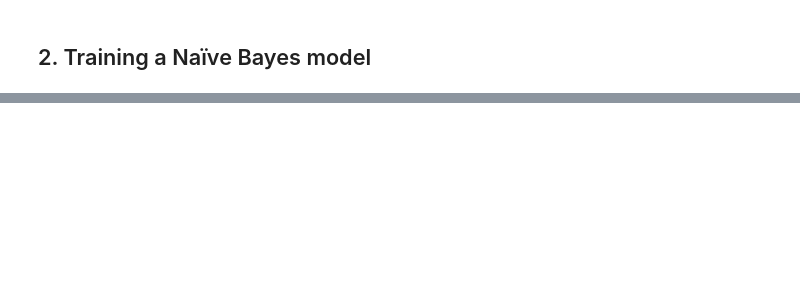
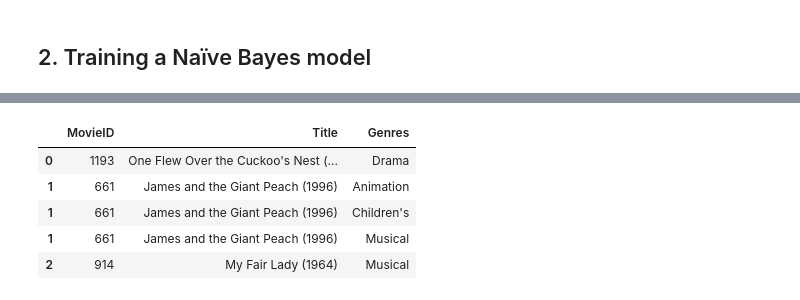
Before and after one commit to grace-sampao/Learning-Log-Python-Machine-Learning-by-Example-by-Yuxi-Hayden-Liu, a Jupyter notebook: exercises/02-building-a-movie-recommendation-engine-with-naïve-bayes/exercise-01.ipynb, the cells around one changed output, grey strips where cells are left out. Cells and saved outputs as stored; diff of their text form; code cells hidden in the pictures; blank space fills up the shorter version.

```diff
--- a/exercises/02-building-a-movie-recommendation-engine-with-naïve-bayes/exercise-01.ipynb
+++ b/exercises/02-building-a-movie-recommendation-engine-with-naïve-bayes/exercise-01.ipynb
@@ -642,0 +660,9 @@ user_movie_ratings.head()
+# %%
+y.head()
+# %% [output]
+|  | MovieID | Title | Genres |
+| 0 | 1193 | One Flew Over the Cuckoo's Nest (... | Drama |
+| 1 | 661 | James and the Giant Peach (1996) | Animation |
+| 1 | 661 | James and the Giant Peach (1996) | Children's |
+| 1 | 661 | James and the Giant Peach (1996) | Musical |
+| 2 | 914 | My Fair Lady (1964) | Musical |
```
Also changed, not shown: parts of 6 cells of this notebook.
